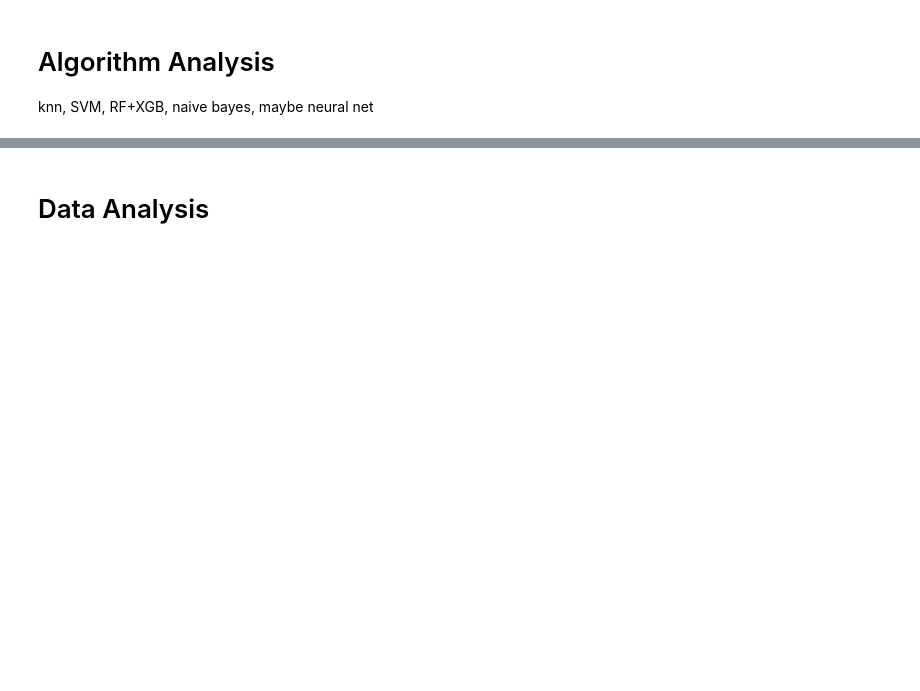
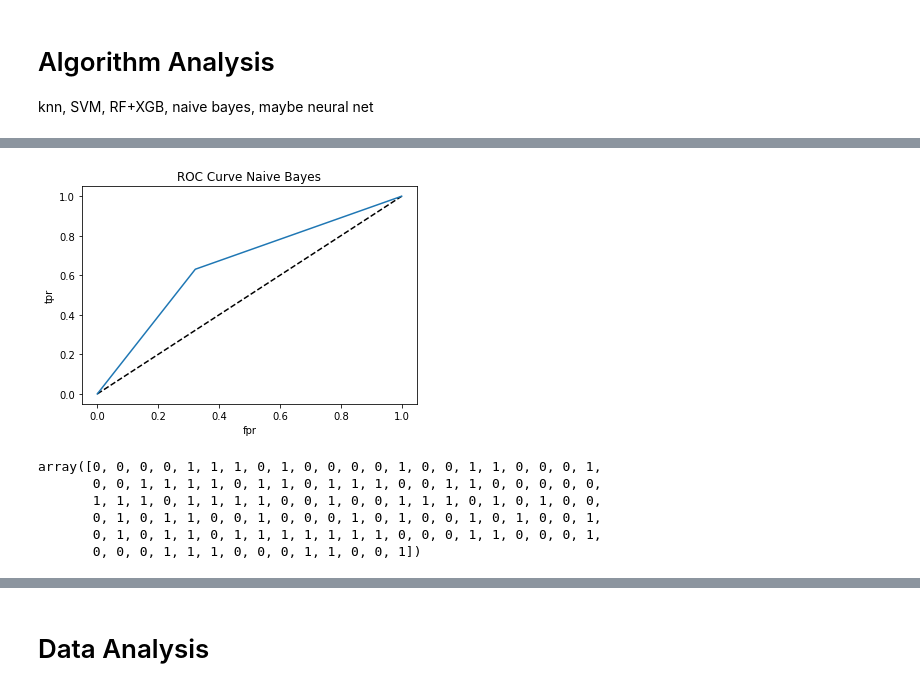
Before and after one commit to mmatvienko/dm-project, a Jupyter notebook: project.ipynb, the cells around one changed output, grey strips where cells are left out. Drawn from its saved outputs; the diff is of its cells as text; code cells hidden in the pictures; blank space fills up the shorter version.

```diff
--- a/project.ipynb
+++ b/project.ipynb
@@ -217,0 +351,26 @@ NameError: name 'X' is not defined
+# %%
+best_rf.fit(x_train, y_train)
+y_pred_rf = nb.predict(x_test)
+#replace these fpr and tpr with the results of your roc_curve
+fpr, tpr, _ = metrics.roc_curve(y_test, y_pred_rf)
+
+
+# Do not change this code! This plots the ROC curve.
+# Just replace the fpr and tpr above with the values from your roc_curve
+plt.plot([0,1],[0,1],'k--') #plot the diagonal line
+plt.plot(fpr, tpr, label='NB') #plot the ROC curve
+plt.xlabel('fpr')
+plt.ylabel('tpr')
+plt.title('ROC Curve Naive Bayes')
+plt.show()
+# %% [output]
+[figure, added]
+# %%
+y_pred_rf
+# %% [output]
+array([0, 0, 0, 0, 1, 1, 1, 0, 1, 0, 0, 0, 0, 1, 0, 0, 1, 1, 0, 0, 0, 1,
+       0, 0, 1, 1, 1, 1, 0, 1, 1, 0, 1, 1, 1, 0, 0, 1, 1, 0, 0, 0, 0, 0,
+       1, 1, 1, 0, 1, 1, 1, 1, 0, 0, 1, 0, 0, 1, 1, 1, 0, 1, 0, 1, 0, 0,
+       0, 1, 0, 1, 1, 0, 0, 1, 0, 0, 0, 1, 0, 1, 0, 0, 1, 0, 1, 0, 0, 1,
+       0, 1, 0, 1, 1, 0, 1, 1, 1, 1, 1, 1, 1, 0, 0, 0, 1, 1, 0, 0, 0, 1,
+       0, 0, 0, 1, 1, 1, 0, 0, 0, 1, 1, 0, 0, 1])
```
Also changed, not shown: parts of 33 cells of this notebook.
